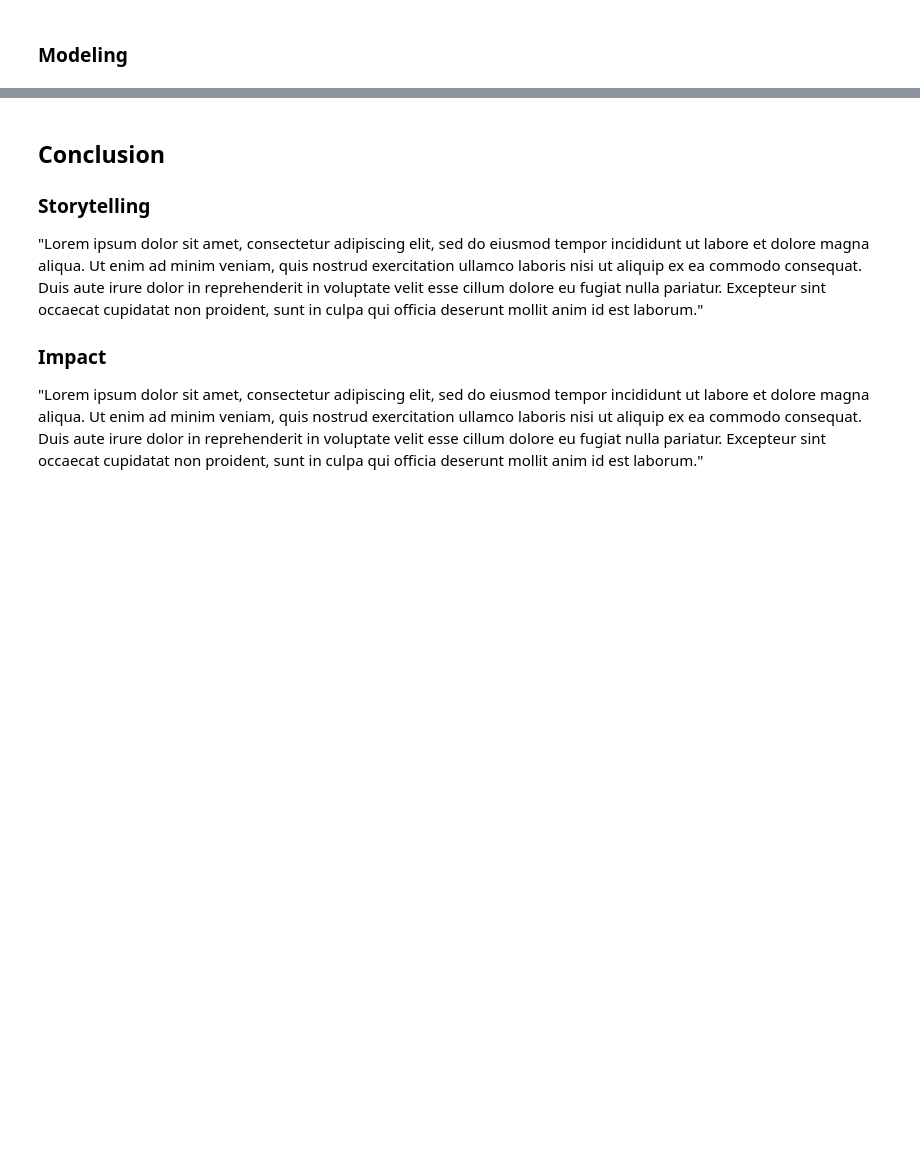
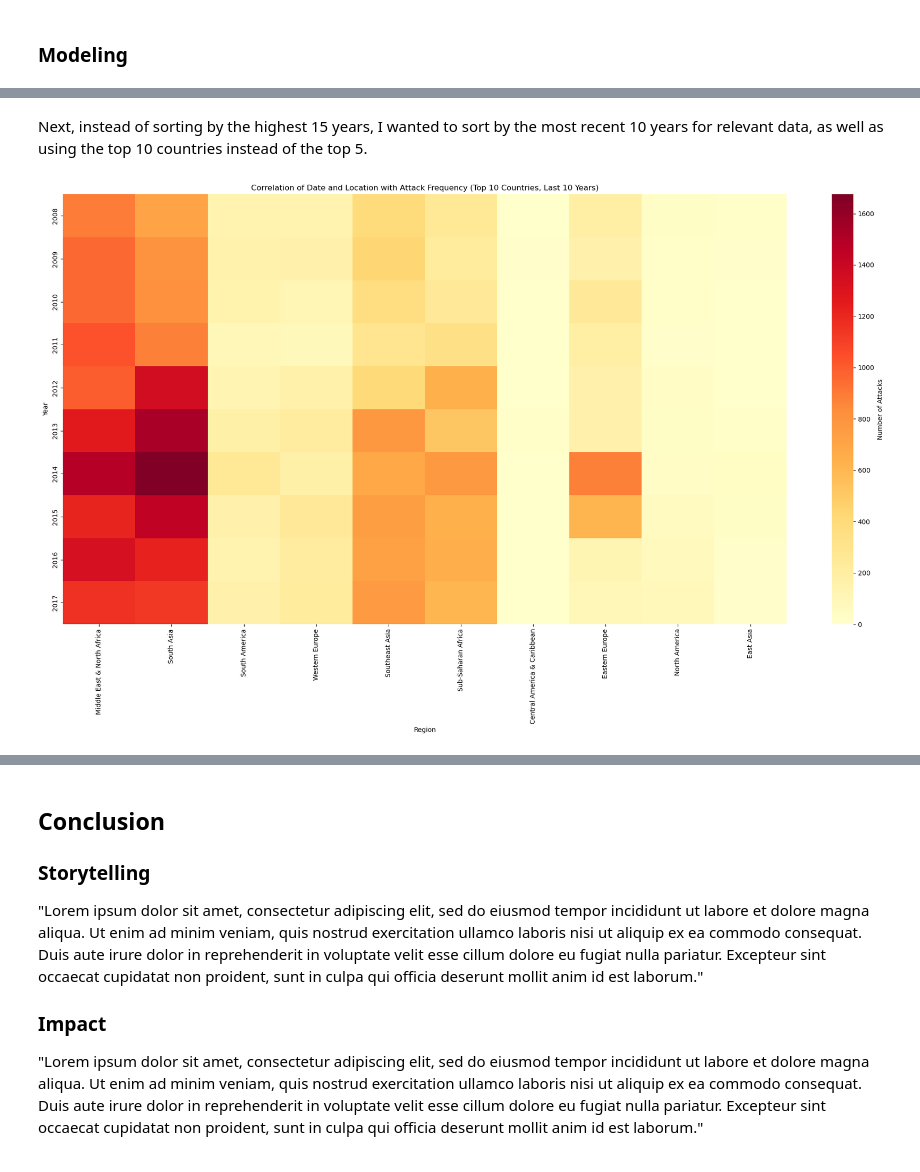
Before and after one commit to ryanshz/dmclustering, a Jupyter notebook: project3.ipynb, the cells around one changed output, grey strips where cells are left out. Saved outputs shown, nothing was run; the diff lists cells and outputs as text; code cells hidden in the pictures; blank space fills up the shorter version.

```diff
--- a/project3.ipynb
+++ b/project3.ipynb
@@ -25,0 +112,39 @@ Clustering is where a model takes a set of data and groups it with other data ba
+# %% [markdown]
+Next, instead of sorting by the highest 15 years, I wanted to sort by the most recent 10 years for relevant data, as well as using the top 10 countries instead of the top 5.
+# %%
+#note: a lot of this codeblock is AI-generated, due to how difficult it was to display the exact thing I wanted on the heatmap.
+
+heatmap_data_model2 = grouped_data.pivot_table(
+    index='date',
+    columns='region_txt',
+    values='attack_count',
+    fill_value=0
+)
+
+#select top 10 regions by attack frequency
+top_countries_model2 = heatmap_data_model2.sum().nlargest(10).index
+heatmap_data_reduced_model2 = heatmap_data_model2[top_countries_model2]
+
+#make sure the index is a datetime object and extract the year
+if not pd.api.types.is_datetime64_any_dtype(heatmap_data_reduced_model2.index):
+    heatmap_data_reduced_model2.index = pd.to_datetime(heatmap_data_reduced_model2.index, errors='coerce')
+
+heatmap_data_reduced_model2.index = heatmap_data_reduced_model2.index.year
+
+#aggregate data by year, sum number of attacks (instead of displaying as individual years)
+heatmap_data_reduced_model2 = heatmap_data_reduced_model2.groupby(heatmap_data_reduced_model2.index).sum()
+
+#select last 10 years
+last_10_years_model2 = sorted(heatmap_data_reduced_model2.index.unique())[-10]
+heatmap_data_last_10_years_model2 = heatmap_data_reduced_model2.loc[heatmap_data_reduced_model2.index >= last_10_years_model2]
+
+#plot heatmap
+plt.figure(figsize=(20, 12))
+sns.heatmap(heatmap_data_last_10_years_model2, cmap='YlOrRd', cbar_kws={'label': 'Number of Attacks'})
+plt.title('Correlation of Date and Location with Attack Frequency (Top 10 Countries, Last 10 Years)')
+plt.xlabel('Region')
+plt.ylabel('Year')
+plt.tight_layout()
+plt.show()
+# %% [output]
+[figure, added]
```
Also changed, not shown: parts of 11 cells of this notebook.
